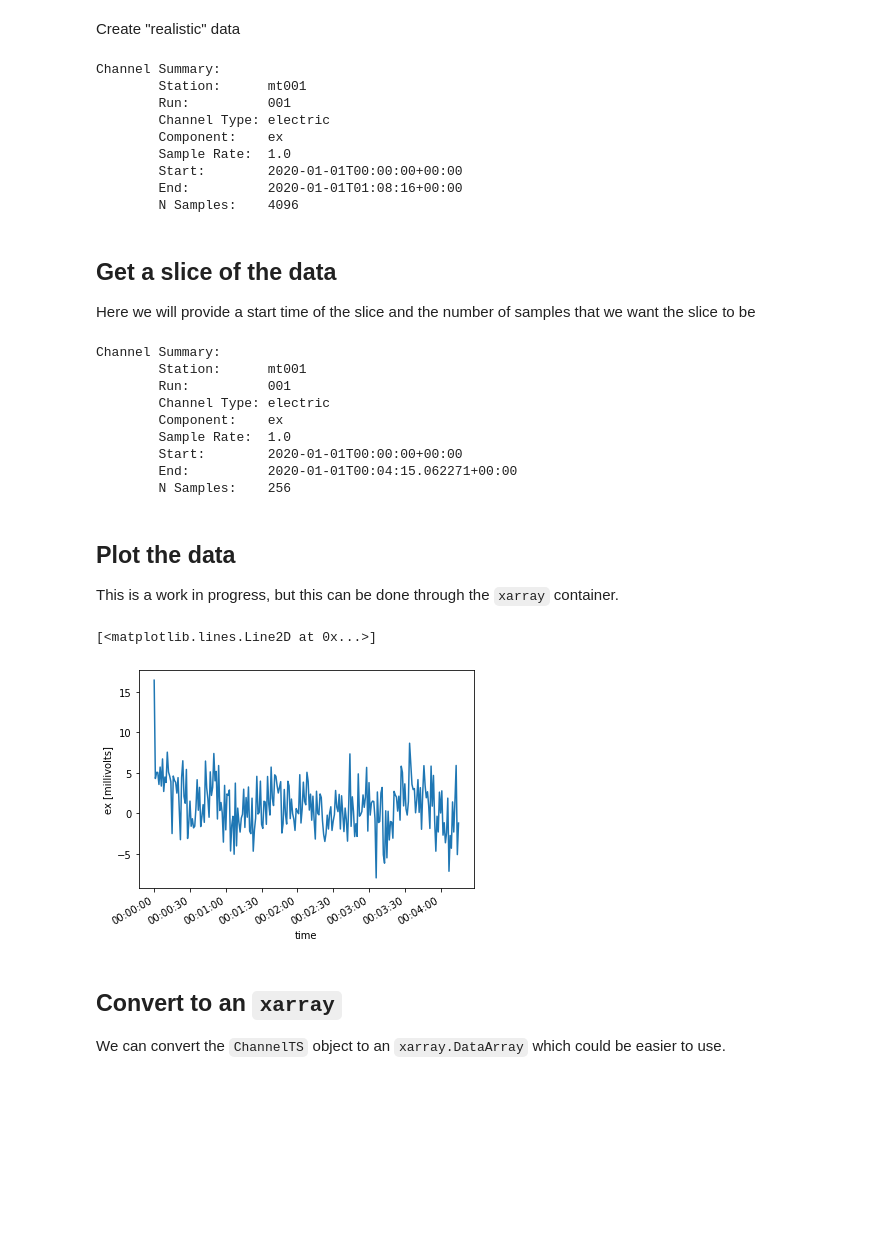
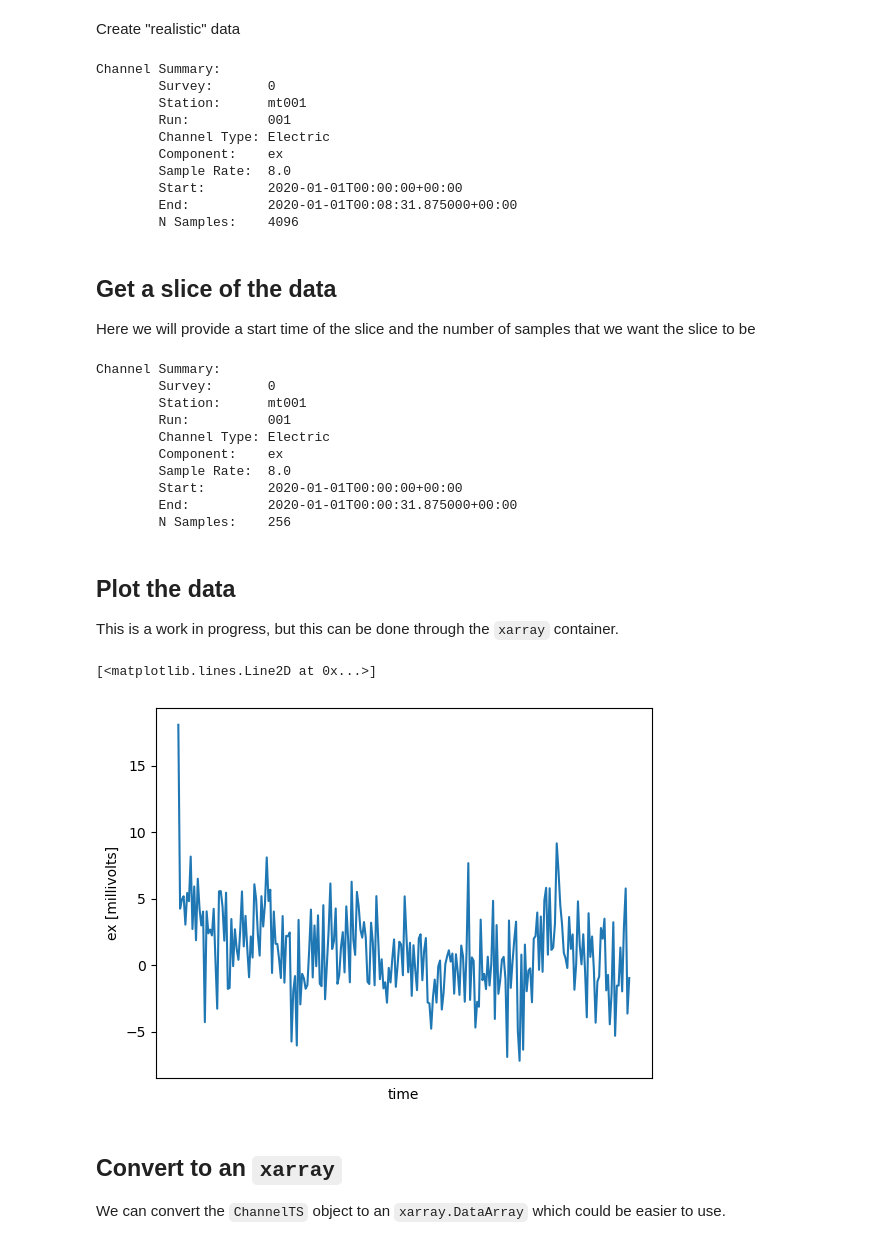
Before and after one commit to kujaku11/mt_examples, a Jupyter notebook: notebooks/mth5/03_channel_ts_example.ipynb, the cells around one changed output. Saved outputs shown, nothing was run; the diff lists cells and outputs as text; code cells hidden in the pictures; blank space fills up the shorter version.

```diff
--- a/notebooks/mth5/03_channel_ts_example.ipynb
+++ b/notebooks/mth5/03_channel_ts_example.ipynb
@@ -23,7 +21,7 @@ Here create some metadata, the keys are the `time_period.start` and the `sample_
 # %%
 ex_metadata = Electric()
 ex_metadata.time_period.start = "2020-01-01T00:00:00"
-ex_metadata.sample_rate = 1.0
+ex_metadata.sample_rate = 8.0
 ex_metadata.component = "ex"
 ex_metadata.dipole_length = 100.
 ex_metadata.units = "millivolts"
@@ -48,13 +46,14 @@ ex = ChannelTS(channel_type="electric",
 ex
 # %% [output]
 Channel Summary:
+        Survey:       0
         Station:      mt001
         Run:          001
-        Channel Type: electric
+        Channel Type: Electric
         Component:    ex
-        Sample Rate:  1.0
+        Sample Rate:  8.0
         Start:        2020-01-01T00:00:00+00:00
-        End:          2020-01-01T01:08:16+00:00
+        End:          2020-01-01T00:08:31.875000+00:00
         N Samples:    4096
 # %% [markdown]
 ## Get a slice of the data
@@ -65,22 +64,23 @@ ex_slice = ex.get_slice("2020-01-01T00:00:00", n_samples=256)
 ex_slice
 # %% [output]
 Channel Summary:
+        Survey:       0
         Station:      mt001
         Run:          001
-        Channel Type: electric
+        Channel Type: Electric
         Component:    ex
-        Sample Rate:  1.0
+        Sample Rate:  8.0
         Start:        2020-01-01T00:00:00+00:00
-        End:          2020-01-01T00:04:15.062271+00:00
+        End:          2020-01-01T00:00:31.875000+00:00
         N Samples:    256
 # %% [markdown]
 ## Plot the data
 This is a work in progress, but this can be done through the `xarray` container.
 # %%
-ex_slice._ts.plot()
+ex_slice.plot()
 # %% [output]
 [<matplotlib.lines.Line2D at 0x...>]
-[figure, old version]
+[figure, new version]
 # %% [markdown]
 ## Convert to an `xarray`
 We can convert the `ChannelTS` object to an `xarray.DataArray` which could be easier to use.
```
Also changed, not shown: parts of 21 cells of this notebook, 1 other file.
